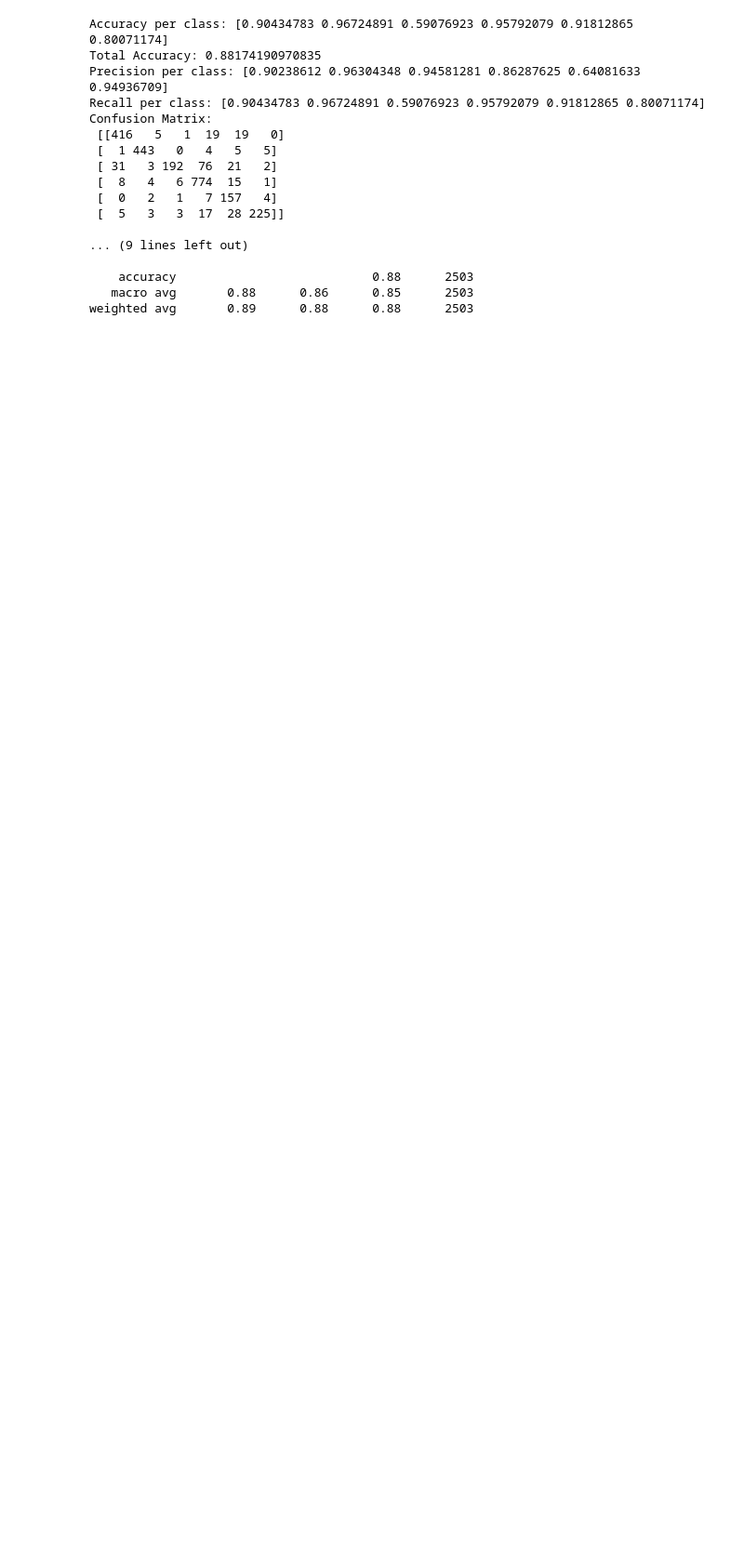
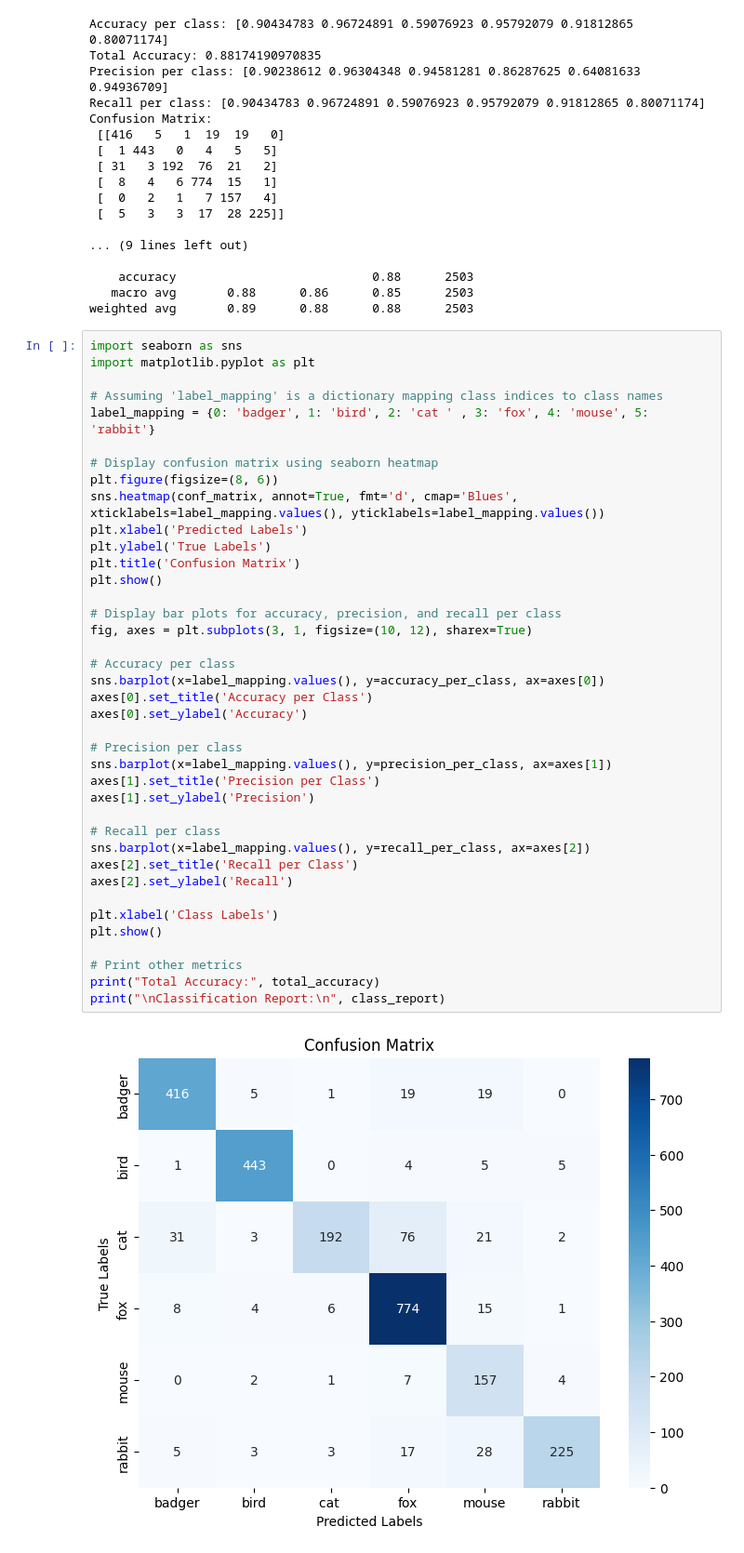
Before and after one commit to Sidiplayer/Animal-Traking, a Jupyter notebook: both_finetuning.ipynb, the cells around one changed output. Shown at 93% size. Saved outputs shown, nothing was run; the diff lists cells and outputs as text; blank space fills up the shorter version.

```diff
--- a/both_finetuning.ipynb
+++ b/both_finetuning.ipynb
@@ -545,3 +545,44 @@ Confusion Matrix:
     accuracy                           0.88      2503
    macro avg       0.88      0.86      0.85      2503
 weighted avg       0.89      0.88      0.88      2503
+# %%
+import seaborn as sns
+import matplotlib.pyplot as plt
+
+# Assuming 'label_mapping' is a dictionary mapping class indices to class names
+label_mapping = {0: 'badger', 1: 'bird', 2: 'cat ' , 3: 'fox', 4: 'mouse', 5: 'rabbit'}
+
+# Display confusion matrix using seaborn heatmap
+plt.figure(figsize=(8, 6))
+sns.heatmap(conf_matrix, annot=True, fmt='d', cmap='Blues', xticklabels=label_mapping.values(), yticklabels=label_mapping.values())
+plt.xlabel('Predicted Labels')
+plt.ylabel('True Labels')
+plt.title('Confusion Matrix')
+plt.show()
+
+# Display bar plots for accuracy, precision, and recall per class
+fig, axes = plt.subplots(3, 1, figsize=(10, 12), sharex=True)
+
+# Accuracy per class
+sns.barplot(x=label_mapping.values(), y=accuracy_per_class, ax=axes[0])
+axes[0].set_title('Accuracy per Class')
+axes[0].set_ylabel('Accuracy')
+
+# Precision per class
+sns.barplot(x=label_mapping.values(), y=precision_per_class, ax=axes[1])
+axes[1].set_title('Precision per Class')
+axes[1].set_ylabel('Precision')
+
+# Recall per class
+sns.barplot(x=label_mapping.values(), y=recall_per_class, ax=axes[2])
+axes[2].set_title('Recall per Class')
+axes[2].set_ylabel('Recall')
+
+plt.xlabel('Class Labels')
+plt.show()
+
+# Print other metrics
+print("Total Accuracy:", total_accuracy)
+print("\nClassification Report:\n", class_report)
+# %% [output]
+[figure, added]
```
Also changed, not shown: parts of 1 cell of this notebook, 6 other files.
